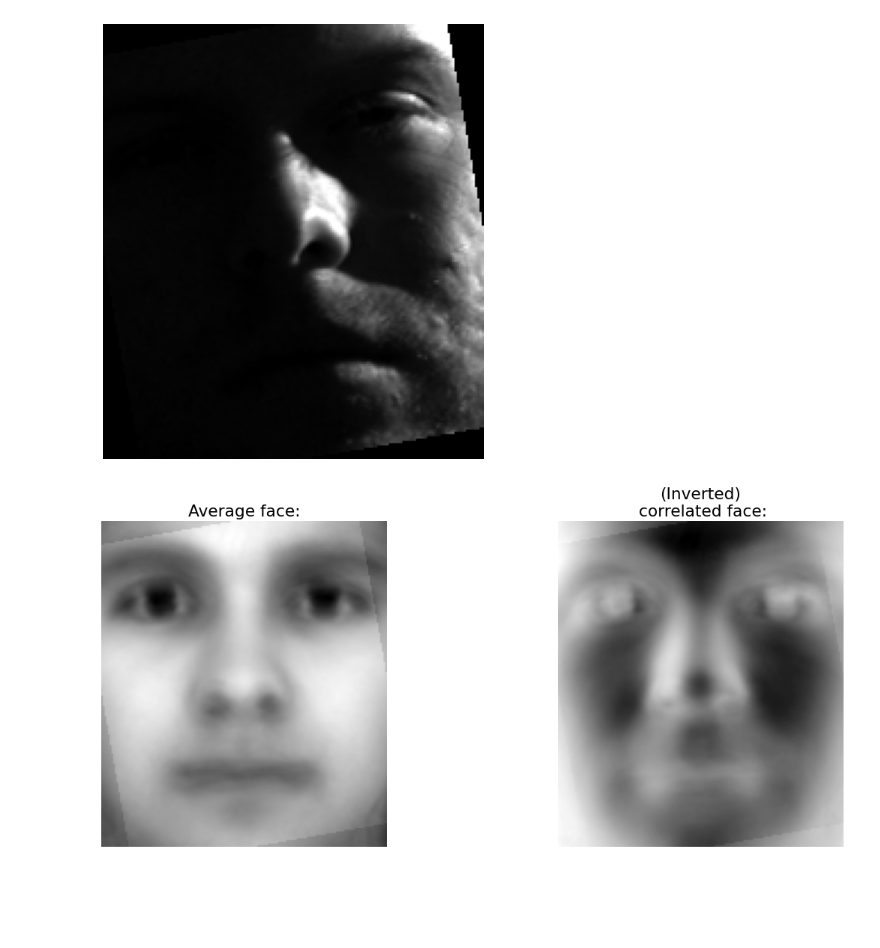
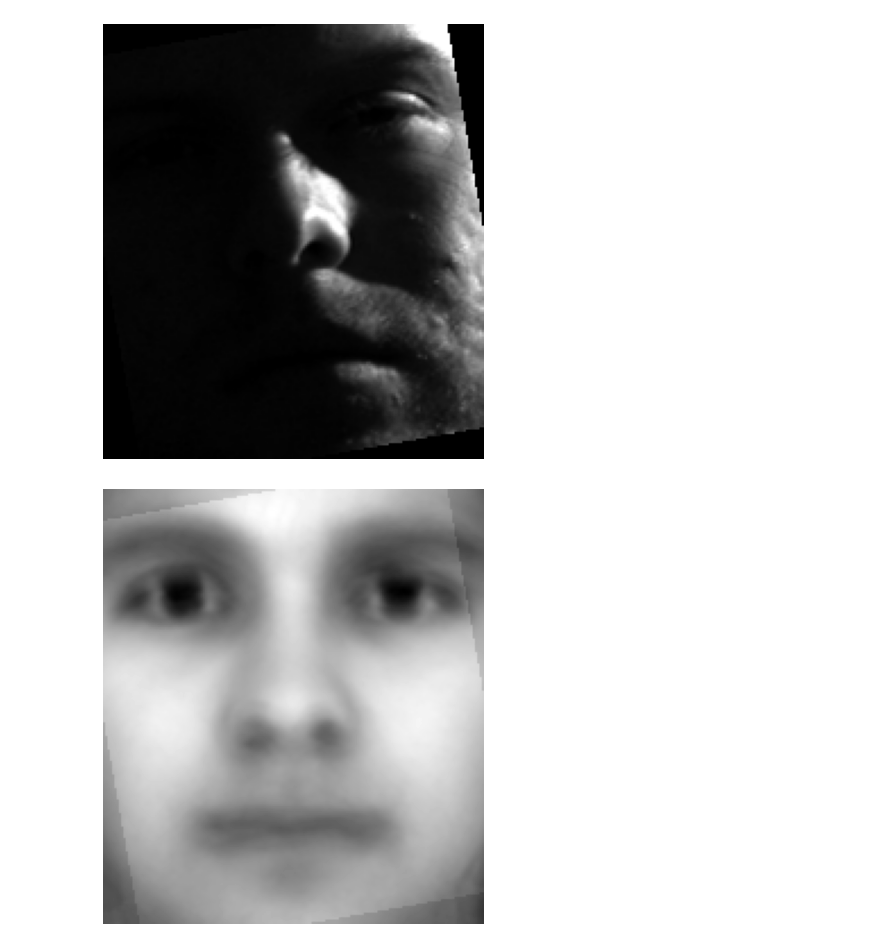
Before and after one commit to cedric-uden/Dimensionality-Reduction, a Jupyter notebook: notebooks/SVD-Meaningful_PCs-Rotation_Pitfall.ipynb, the cells around one changed output. Saved outputs shown, nothing was run; the diff lists cells and outputs as text; code cells hidden in the pictures; blank space fills up the shorter version.

```diff
--- a/notebooks/SVD-Meaningful_PCs-Rotation_Pitfall.ipynb
+++ b/notebooks/SVD-Meaningful_PCs-Rotation_Pitfall.ipynb
@@ -96,20 +96,14 @@ u, sigma, vT = np.linalg.svd(X, full_matrices=False)
 # %%
 fig1 = plt.figure()
 
-ax1 = fig1.add_subplot(121, title="Average face:")
+# Average face:
+
+ax1 = fig1.add_subplot(111)
 np_avg_face = np.reshape(avg_face, (m, n)).T
 img_avg = ax1.imshow(np_avg_face)
 img_avg.set_cmap('gray')
 plt.axis('off')
 
-
-ax3 = fig1.add_subplot(122, title="(Inverted)\n correlated face:")
-correlated_face = np.reshape(u[:, 0], (m, n)).T
-img_u2 = ax3.imshow(correlated_face)
-img_u2.set_cmap('gray_r')
-plt.axis('off')
-
-
 plt.show()
 # %% [output]
-[figure, old version]
+[figure, new version]
```
Also changed, not shown: parts of 1 cell of this notebook, 2 other files.
